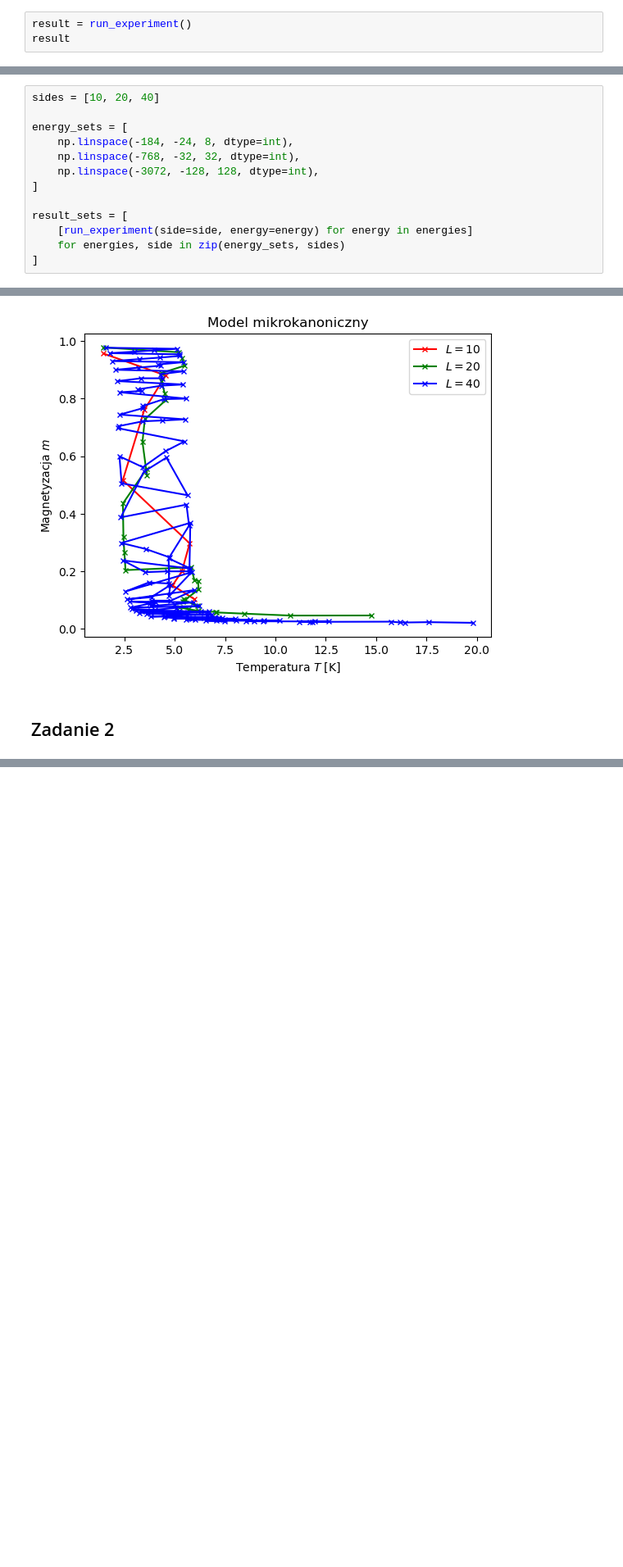
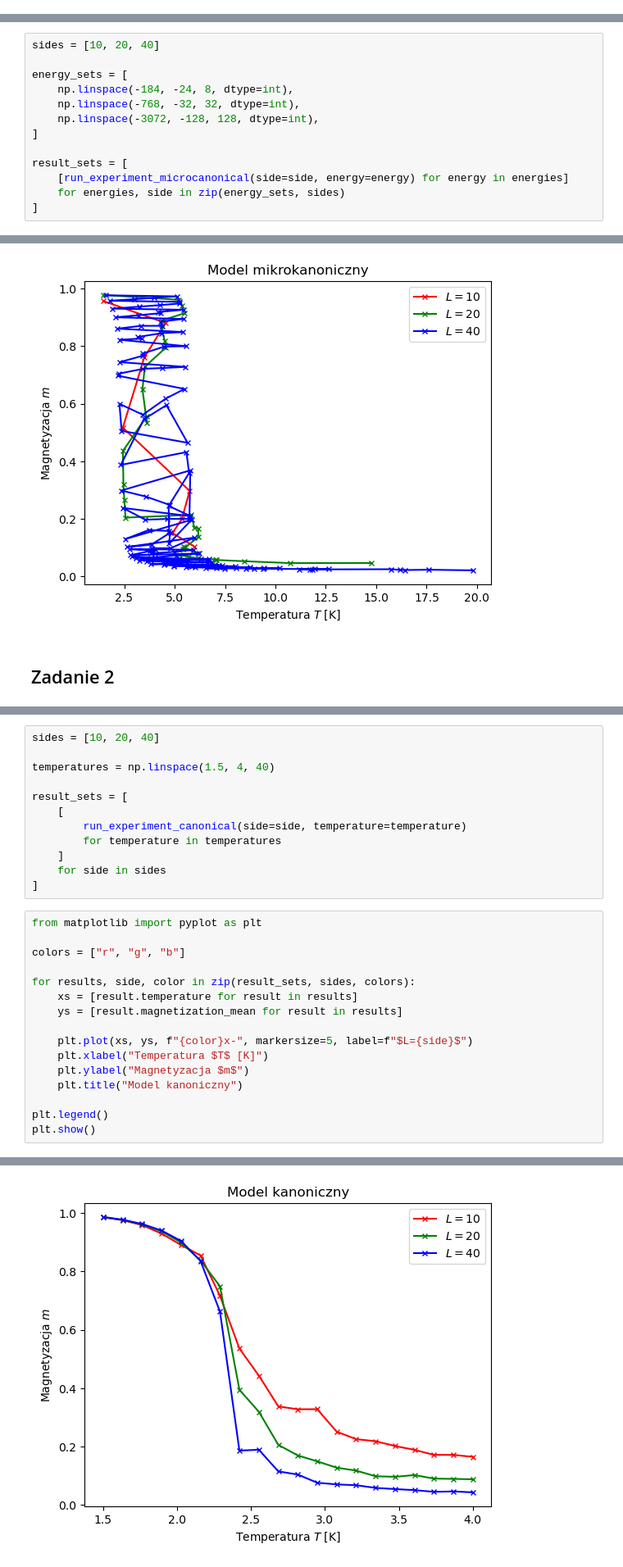
Before and after one commit to jostrzol/mmc, a Jupyter notebook: lab6/lab6.ipynb, the cells around one changed output, grey strips where cells are left out. Shown: that part at 82% size. Saved outputs shown, nothing was run; the diff lists cells and outputs as text; blank space fills up the shorter version.

Commit message:
kanoniczny py

```diff
--- a/lab6/lab6.ipynb
+++ b/lab6/lab6.ipynb
@@ -55,5 +71,2 @@ def run_experiment(
 # %% [markdown]
 ### Wywołanie programu z domyślnymi parametrami
-# %%
-result = run_experiment()
-result
@@ -69,7 +84,7 @@ energy_sets = [
 ]
 
 result_sets = [
-    [run_experiment(side=side, energy=energy) for energy in energies]
+    [run_experiment_microcanonical(side=side, energy=energy) for energy in energies]
     for energies, side in zip(energy_sets, sides)
 ]
 # %% [markdown]
@@ -100,0 +141,29 @@ plt.show()
+# %%
+sides = [10, 20, 40]
+
+temperatures = np.linspace(1.5, 4, 40)
+
+result_sets = [
+    [
+        run_experiment_canonical(side=side, temperature=temperature)
+        for temperature in temperatures
+    ]
+    for side in sides
+]
+# %%
+from matplotlib import pyplot as plt
+
+colors = ["r", "g", "b"]
+
+for results, side, color in zip(result_sets, sides, colors):
+    xs = [result.temperature for result in results]
+    ys = [result.magnetization_mean for result in results]
+
+    plt.plot(xs, ys, f"{color}x-", markersize=5, label=f"$L={side}$")
+    plt.xlabel("Temperatura $T$ [K]")
+    plt.ylabel("Magnetyzacja $m$")
+    plt.title("Model kanoniczny")
+
+plt.legend()
+plt.show()
+# %% [output]
@@ -100,0 +174 @@ plt.show()
+[figure, added]
```
Also changed, not shown: parts of 8 cells of this notebook, 2 other files.
